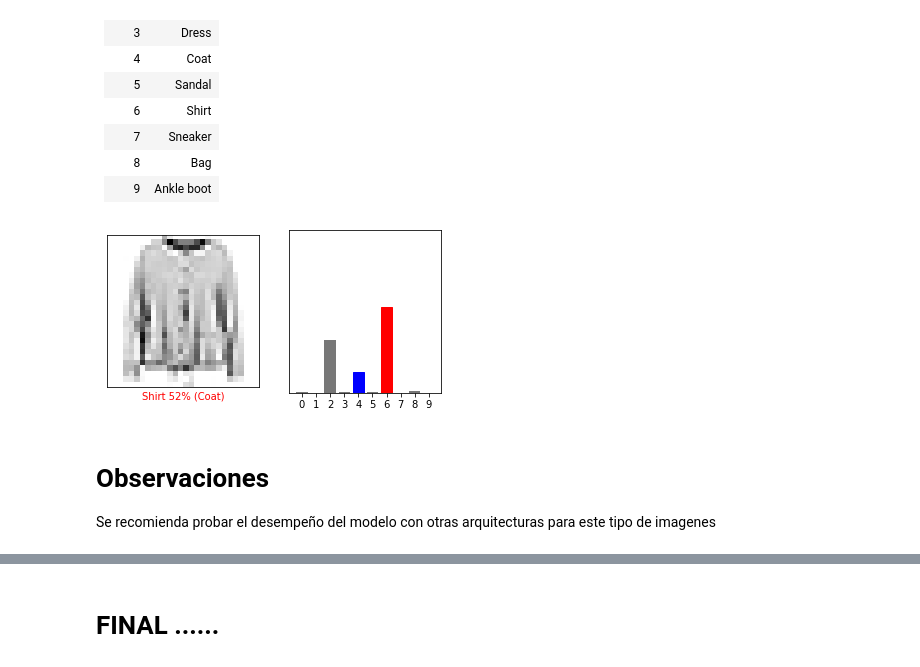
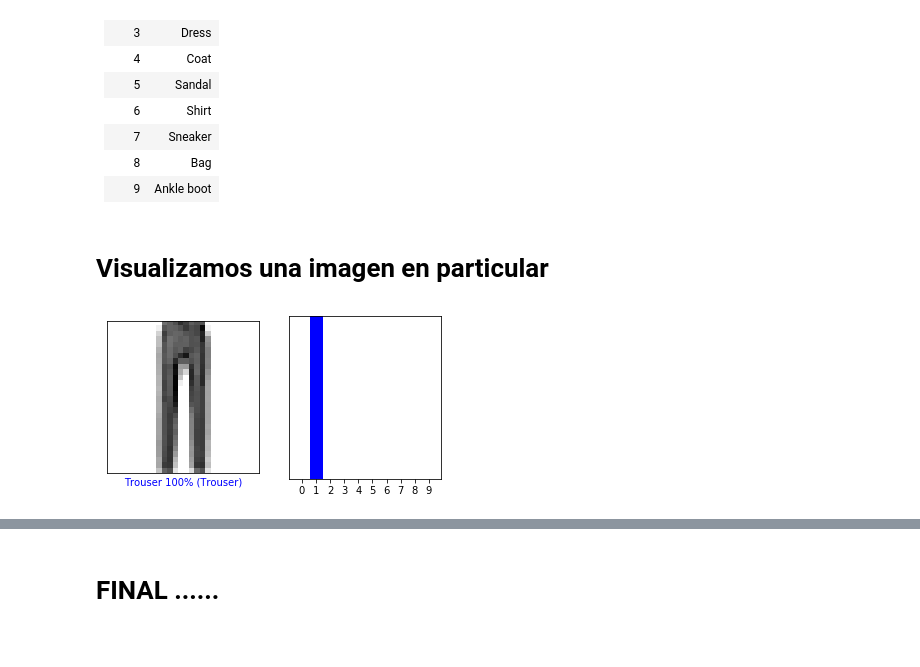
Before and after one commit to alexbonella/Tensorflow2, a Jupyter notebook: MNIST_Fashion.ipynb, the cells around one changed output, grey strips where cells are left out. Drawn from its saved outputs; the diff is of its cells as text; code cells hidden in the pictures.

```diff
--- a/MNIST_Fashion.ipynb
+++ b/MNIST_Fashion.ipynb
@@ -174,6 +165,6 @@ model.compile(optimizer='sgd',
 # %% [markdown]
 # Entrenamos nuestro modelo
 # %%
-model.fit(train_images, train_labels, epochs=10,batch_size=128,verbose=1)
+model.fit(train_images, train_labels, epochs=300,batch_size=128,verbose=1)
 # %% [output]
 Train on 60000 samples
@@ -319,17 +310,15 @@ def plot_value_array(i, predictions_array, true_label):
     <td>Ankle boot</td>
   </tr>
 </table>
+# %% [markdown]
+# Visualizamos una imagen en particular
 # %%
-i = 25
+i = 24
 plt.figure(figsize=(6,3))
 plt.subplot(1,2,1)
 plot_image(i, predictions[i], test_labels, test_images)
 plt.subplot(1,2,2)
 plot_value_array(i, predictions[i],  test_labels)
 plt.show()
 # %% [output]
-[figure, old version]
+[figure, new version]
-# %% [markdown]
-# Observaciones
-
-Se recomienda probar el desempeño del modelo  con otras arquitecturas para este tipo de imagenes
```
Also changed, not shown: parts of 8 cells of this notebook.
